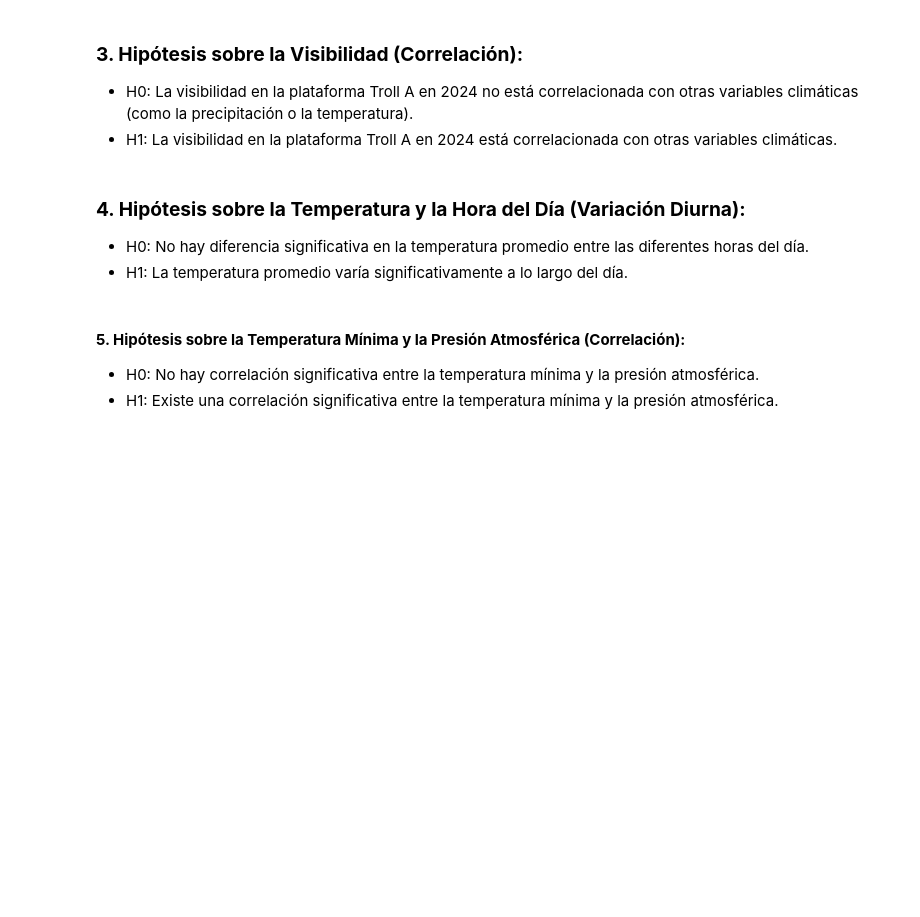
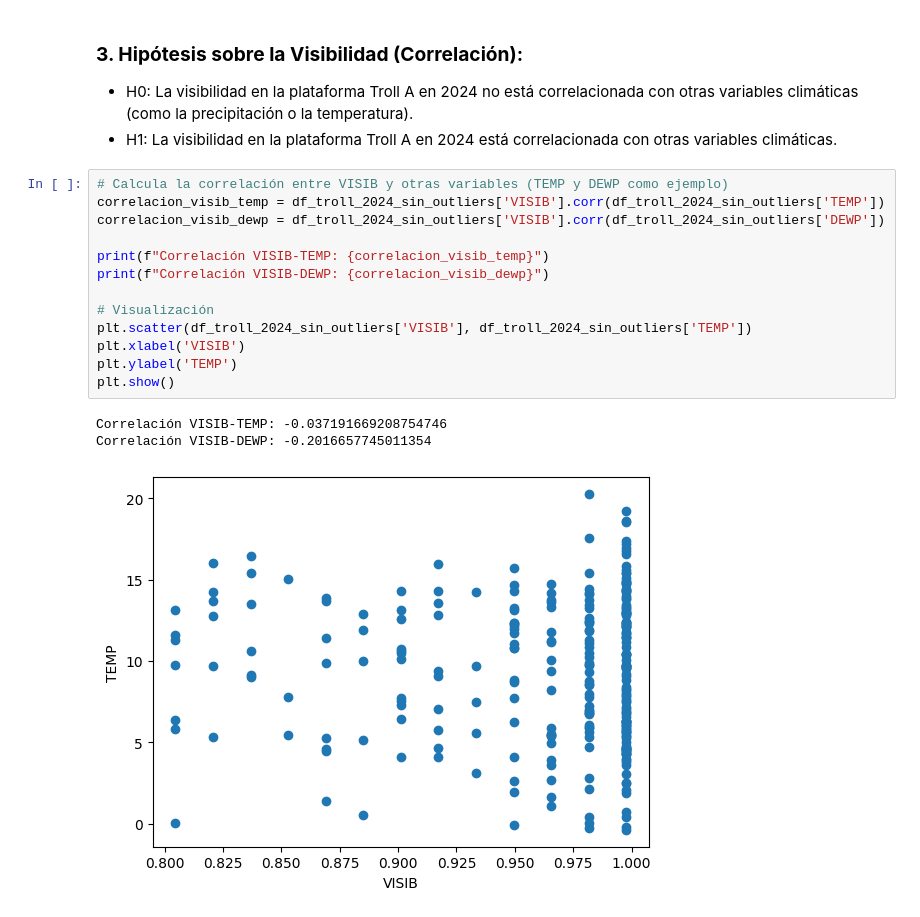
Before and after one commit to SaitoM17/analisis_del_clima_mundial_NOAA, a Jupyter notebook: notebooks/4_Estadistica_probabilidad.ipynb, the cells around one changed output. Cells and saved outputs as stored; diff of their text form; blank space fills up the shorter version.

```diff
--- a/notebooks/4_Estadistica_probabilidad.ipynb
+++ b/notebooks/4_Estadistica_probabilidad.ipynb
@@ -155,11 +218,20 @@ Intervalo de confianza bootstrap al 95% (MIN): ConfidenceInterval(low=np.float64
 ### **3. Hipótesis sobre la Visibilidad (Correlación):**
 * H0: La visibilidad en la plataforma Troll A en 2024 no está correlacionada con otras variables climáticas (como la precipitación o la temperatura).
 * H1: La visibilidad en la plataforma Troll A en 2024 está correlacionada con otras variables climáticas.
-# %% [markdown]
-### **4. Hipótesis sobre la Temperatura y la Hora del Día (Variación Diurna):**
-* H0: No hay diferencia significativa en la temperatura promedio entre las diferentes horas del día.
-* H1: La temperatura promedio varía significativamente a lo largo del día.
-# %% [markdown]
-#### **5. Hipótesis sobre la Temperatura Mínima y la Presión Atmosférica (Correlación):**
-* H0: No hay correlación significativa entre la temperatura mínima y la presión atmosférica.
-* H1: Existe una correlación significativa entre la temperatura mínima y la presión atmosférica.
+# %%
+# Calcula la correlación entre VISIB y otras variables (TEMP y DEWP como ejemplo)
+correlacion_visib_temp = df_troll_2024_sin_outliers['VISIB'].corr(df_troll_2024_sin_outliers['TEMP'])
+correlacion_visib_dewp = df_troll_2024_sin_outliers['VISIB'].corr(df_troll_2024_sin_outliers['DEWP'])
+
+print(f"Correlación VISIB-TEMP: {correlacion_visib_temp}")
+print(f"Correlación VISIB-DEWP: {correlacion_visib_dewp}")
+
+# Visualización
+plt.scatter(df_troll_2024_sin_outliers['VISIB'], df_troll_2024_sin_outliers['TEMP'])
+plt.xlabel('VISIB')
+plt.ylabel('TEMP')
+plt.show()
+# %% [output]
+Correlación VISIB-TEMP: -0.037191669208754746
+Correlación VISIB-DEWP: -0.2016657745011354
+[figure, added]
```
Also changed, not shown: parts of 7 cells of this notebook.
